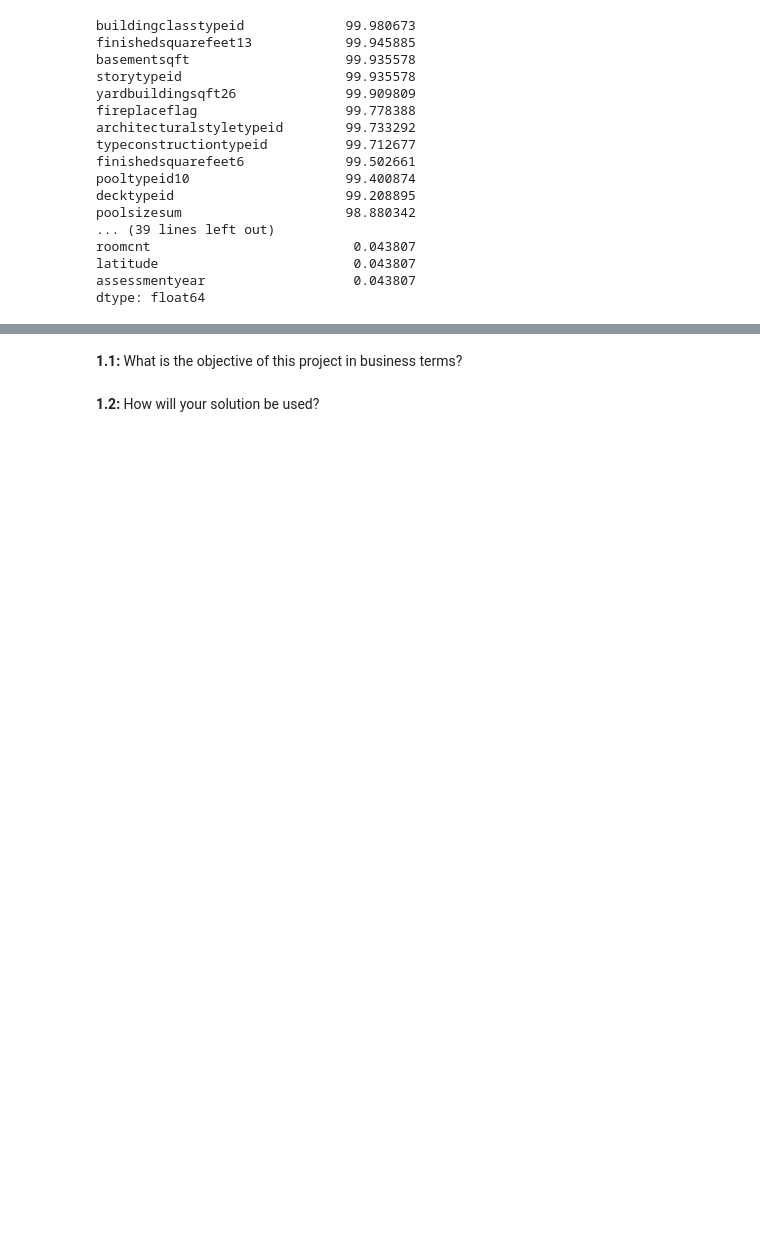
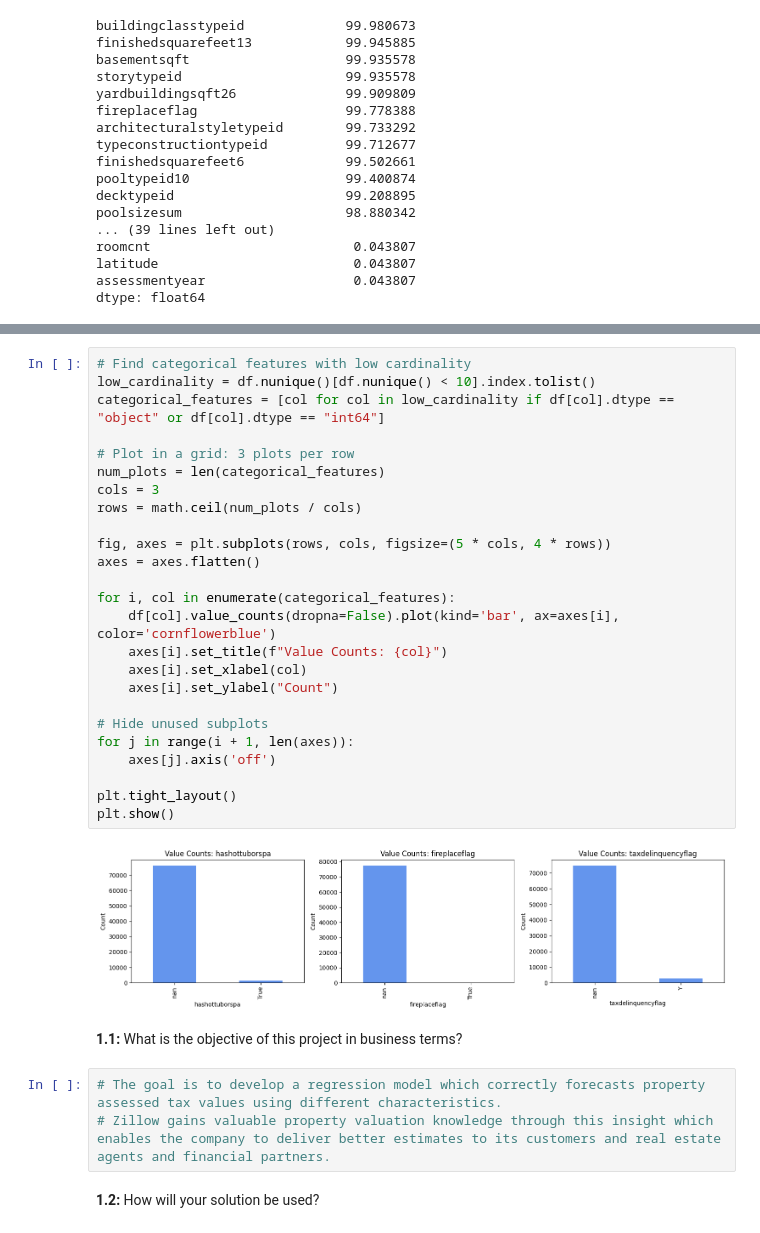
Before and after one commit to ndumay/Module3Assignments2-Final, a Jupyter notebook: Mod3-Milestone1/Milestone_01.ipynb, the cells around one changed output, grey strips where cells are left out. Saved outputs shown, nothing was run; the diff lists cells and outputs as text; blank space fills up the shorter version.

```diff
--- a/Mod3-Milestone1/Milestone_01.ipynb
+++ b/Mod3-Milestone1/Milestone_01.ipynb
@@ -216,4 +222,34 @@ df.describe().T.sort_values(by='std', ascending=False)
+# %%
+# Find categorical features with low cardinality
+low_cardinality = df.nunique()[df.nunique() < 10].index.tolist()
+categorical_features = [col for col in low_cardinality if df[col].dtype == "object" or df[col].dtype == "int64"]
+
+# Plot in a grid: 3 plots per row
+num_plots = len(categorical_features)
+cols = 3
+rows = math.ceil(num_plots / cols)
+
+fig, axes = plt.subplots(rows, cols, figsize=(5 * cols, 4 * rows))
+axes = axes.flatten()
+
+for i, col in enumerate(categorical_features):
+    df[col].value_counts(dropna=False).plot(kind='bar', ax=axes[i], color='cornflowerblue')
+    axes[i].set_title(f"Value Counts: {col}")
+    axes[i].set_xlabel(col)
+    axes[i].set_ylabel("Count")
+
+# Hide unused subplots
+for j in range(i + 1, len(axes)):
+    axes[j].axis('off')
+
+plt.tight_layout()
+plt.show()
+# %% [output]
+[figure, added]
 # %% [markdown]
 **1.1:**  What is the objective of this project in business terms?
+# %%
+# The goal is to develop a regression model which correctly forecasts property assessed tax values using different characteristics.
+# Zillow gains valuable property valuation knowledge through this insight which enables the company to deliver better estimates to its customers and real estate agents and financial partners.
 # %% [markdown]
 **1.2:**  How will your solution be used?
```
Also changed, not shown: parts of 24 cells of this notebook.
